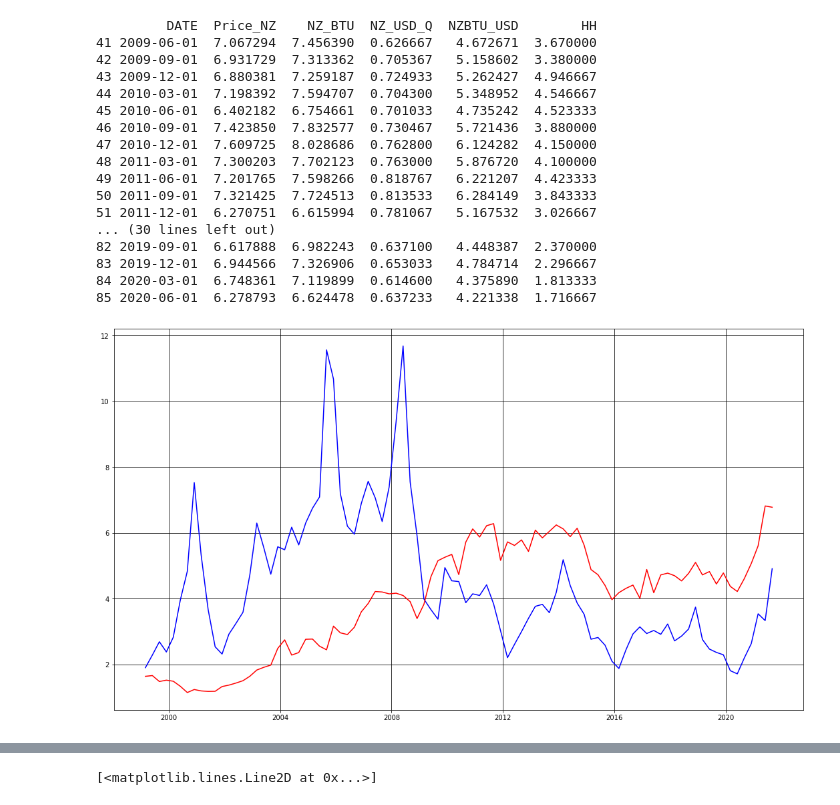
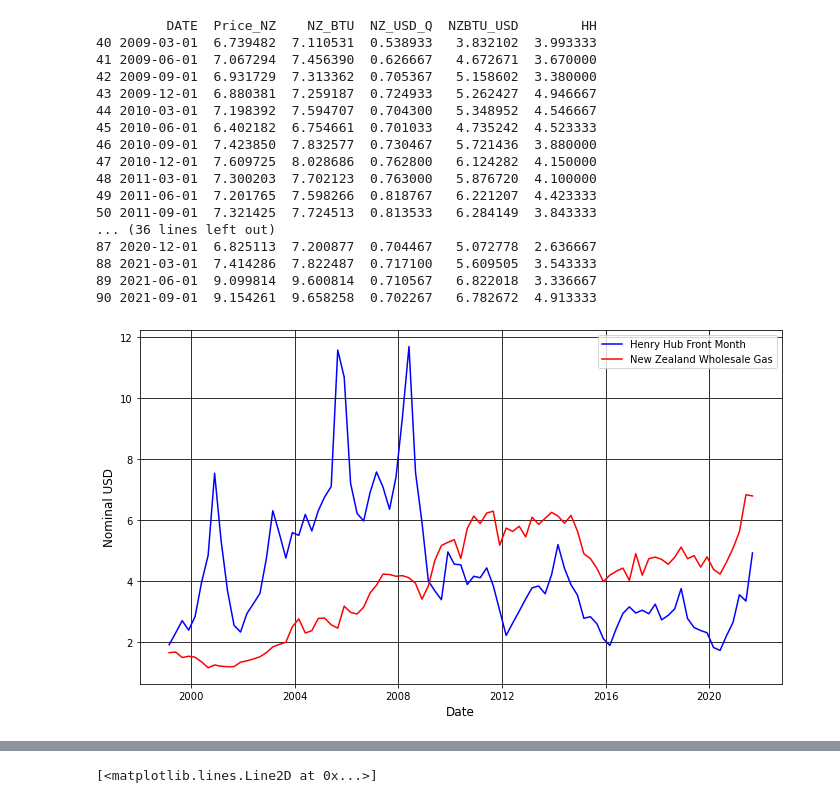
Before and after one commit to joe-ascroft/phd, a Jupyter notebook: jupyter code/metrics/gas nz.ipynb, the cells around one changed output, grey strips where cells are left out. Drawn from its saved outputs; the diff is of its cells as text; code cells hidden in the pictures.

```diff
--- a/jupyter code/metrics/gas nz.ipynb
+++ b/jupyter code/metrics/gas nz.ipynb
@@ -8,39 +8,48 @@ import matplotlib.dates as dates
 import statsmodels.api as sm
 import statsmodels.formula.api as smf
 import statsmodels.tsa.stattools as ts
 
+### STARGAZER ###
+
+from stargazer.stargazer import Stargazer, LineLocation
+
 url = 'https://raw.githubusercontent.com/joe-ascroft/phd/master/data/df_nzgas.csv'
 df = pd.read_csv(url)
 df["DATE"] = pd.to_datetime(df["DATE"],dayfirst=True)
 for col in df.columns[1:]:
     df[col] = pd.to_numeric(df[col],errors='coerce')
 
-df2 = df[(df['DATE'] > '2009-3-1') & (df['DATE'] <= '2020-6-10')]
+df2 = df[(df['DATE'] >= '2009-3-1') & (df['DATE'] <= '2022-6-10')]
 print(df2)
 
 df3 = df[(df['DATE'] < '2009-3-1')]
 
 fig = plt.gcf()
-fig.set_size_inches(18.5, 10.5)
+fig.set_size_inches(11.5, 6.5)
 plt.plot(df['DATE'],df['HH'],color='blue')
 plt.plot(df['DATE'],df['NZBTU_USD'],color='red')
+plt.xlabel('Date', fontsize=12)
+plt.ylabel('Nominal USD', fontsize=12)
+plt.legend(["Henry Hub Front Month", "New Zealand Wholesale Gas"], loc ="upper right")
 plt.grid(color="black")
+
+plt.savefig('/Users/joe/Dropbox/PhD/Writing/TeX/Charts/}nz-us-gas.png', dpi=400)
 # %% [output]
          DATE  Price_NZ    NZ_BTU  NZ_USD_Q  NZBTU_USD        HH
+40 2009-03-01  6.739482  7.110531  0.538933   3.832102  3.993333
 41 2009-06-01  7.067294  7.456390  0.626667   4.672671  3.670000
 42 2009-09-01  6.931729  7.313362  0.705367   5.158602  3.380000
 43 2009-12-01  6.880381  7.259187  0.724933   5.262427  4.946667
 44 2010-03-01  7.198392  7.594707  0.704300   5.348952  4.546667
 45 2010-06-01  6.402182  6.754661  0.701033   4.735242  4.523333
 46 2010-09-01  7.423850  7.832577  0.730467   5.721436  3.880000
 47 2010-12-01  7.609725  8.028686  0.762800   6.124282  4.150000
 48 2011-03-01  7.300203  7.702123  0.763000   5.876720  4.100000
 49 2011-06-01  7.201765  7.598266  0.818767   6.221207  4.423333
 50 2011-09-01  7.321425  7.724513  0.813533   6.284149  3.843333
-51 2011-12-01  6.270751  6.615994  0.781067   5.167532  3.026667
-... (30 lines left out)
-82 2019-09-01  6.617888  6.982243  0.637100   4.448387  2.370000
-83 2019-12-01  6.944566  7.326906  0.653033   4.784714  2.296667
-84 2020-03-01  6.748361  7.119899  0.614600   4.375890  1.813333
-85 2020-06-01  6.278793  6.624478  0.637233   4.221338  1.716667
+... (36 lines left out)
+87 2020-12-01  6.825113  7.200877  0.704467   5.072778  2.636667
+88 2021-03-01  7.414286  7.822487  0.717100   5.609505  3.543333
+89 2021-06-01  9.099814  9.600814  0.710567   6.822018  3.336667
+90 2021-09-01  9.154261  9.658258  0.702267   6.782672  4.913333
-[figure, old version]
+[figure, new version]
```
Also changed, not shown: parts of 11 cells of this notebook, 6 other files.
